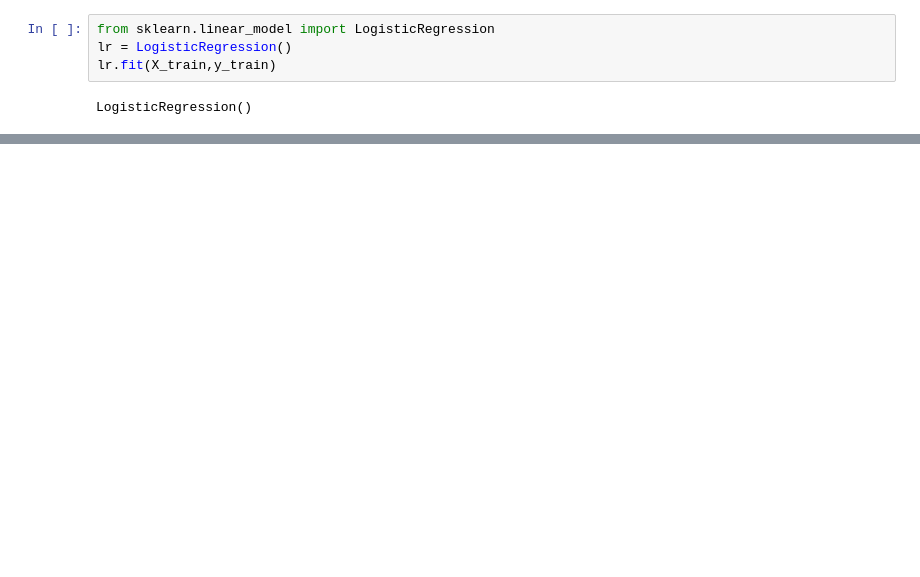
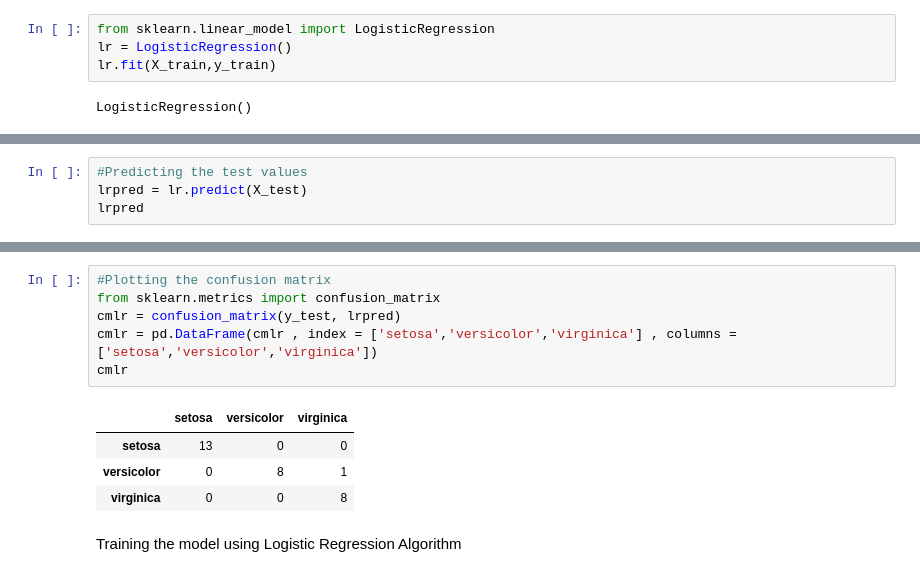
Before and after one commit to tanmayjagtap7/LGMVIP-DataScience, a Jupyter notebook: Task 1/ Iris Data Classification.ipynb, the cells around one changed output, grey strips where cells are left out. Saved outputs shown, nothing was run; the diff lists cells and outputs as text; blank space fills up the shorter version.

```diff
--- a/Task 1/ Iris Data Classification.ipynb
+++ b/Task 1/ Iris Data Classification.ipynb
@@ -361,0 +401,4 @@ lr.score(X_test,y_test)
+# %%
+#Predicting the test values
+lrpred = lr.predict(X_test)
+lrpred
@@ -362,2 +415,15 @@ lr.score(X_test,y_test)
+# %%
+#Plotting the confusion matrix
+from sklearn.metrics import confusion_matrix
+cmlr = confusion_matrix(y_test, lrpred)
+cmlr = pd.DataFrame(cmlr , index = ['setosa','versicolor','virginica'] , columns = ['setosa','versicolor','virginica'])
+cmlr
+# %% [output]
+|  | setosa | versicolor | virginica |
+| setosa | 13 | 0 | 0 |
+| versicolor | 0 | 8 | 1 |
+| virginica | 0 | 0 | 8 |
+# %% [markdown]
+Training the model using Logistic Regression Algorithm
 # %%
 from sklearn.tree import DecisionTreeClassifier
```
Also changed, not shown: parts of 52 cells of this notebook.
